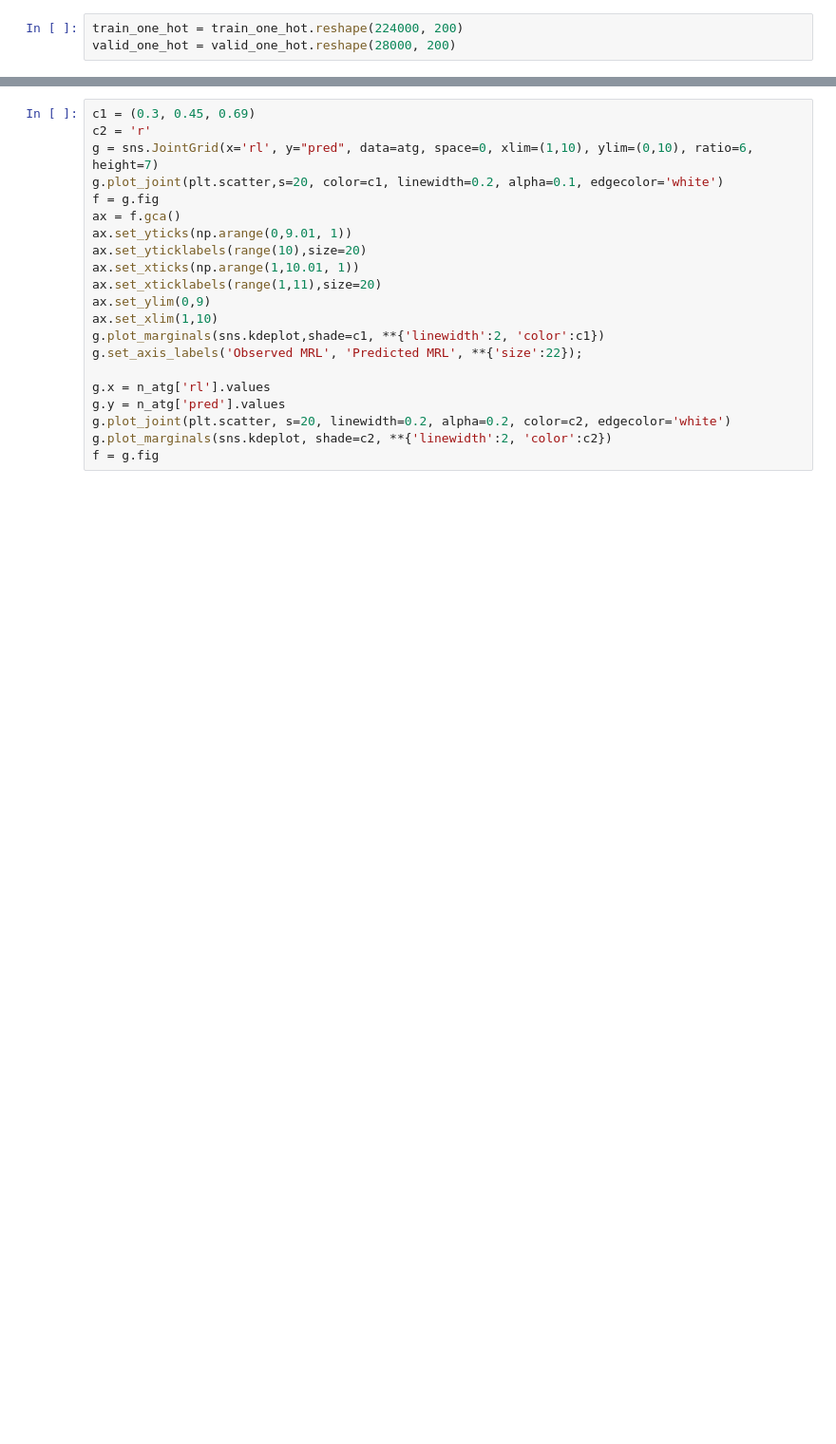
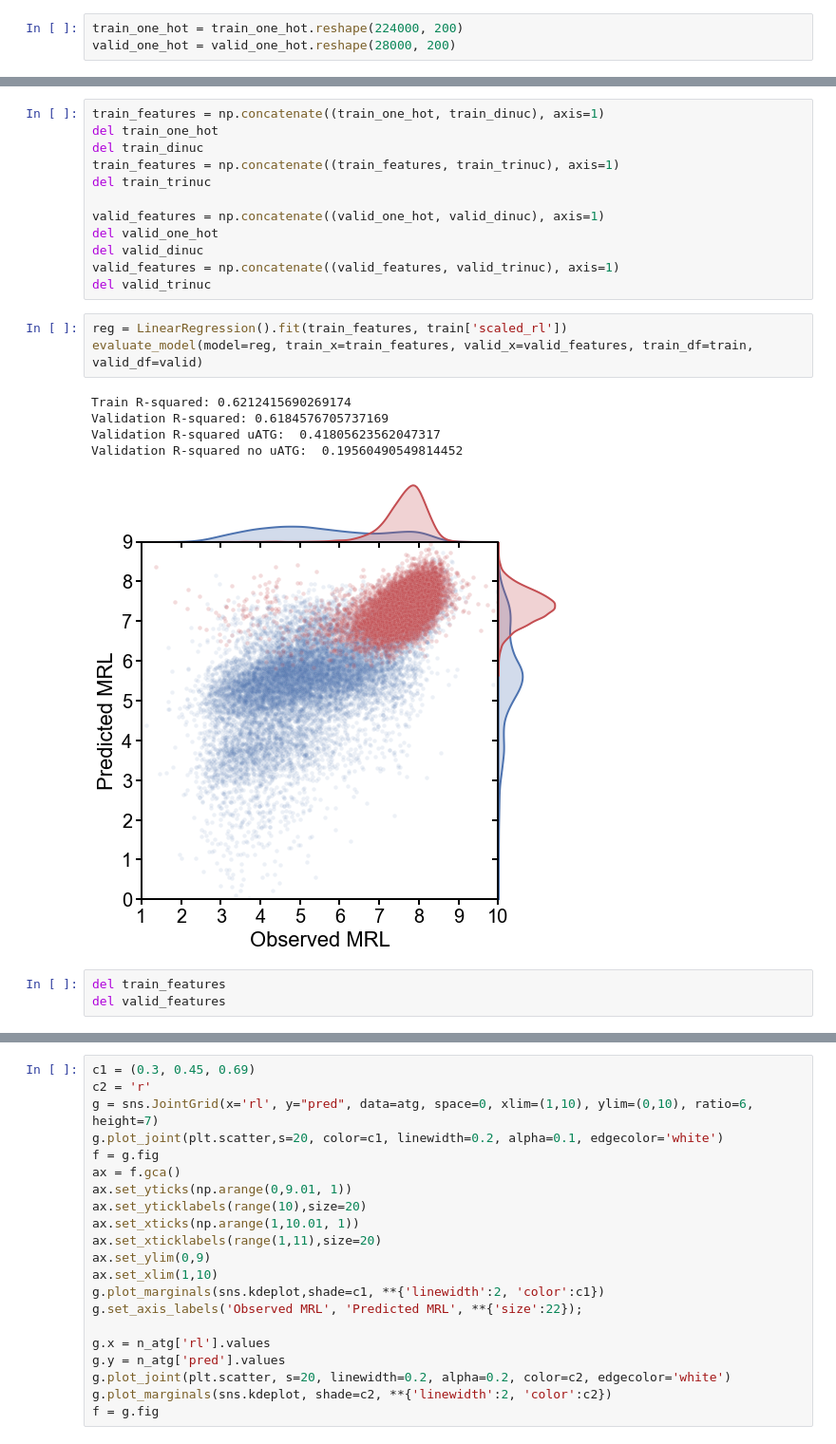
Before and after one commit to nmateyko/human_5utr_modeling, a Jupyter notebook: modeling_tests/training_MRL_linregress.ipynb, the cells around one changed output, grey strips where cells are left out. Shown at 95% size. Drawn from its saved outputs; the diff is of its cells as text; blank space fills up the shorter version.

```diff
--- a/modeling_tests/training_MRL_linregress.ipynb
+++ b/modeling_tests/training_MRL_linregress.ipynb
@@ -82,0 +178,24 @@ Using the hyperparameter-optimised values.
+# %%
+train_features = np.concatenate((train_one_hot, train_dinuc), axis=1)
+del train_one_hot
+del train_dinuc
+train_features = np.concatenate((train_features, train_trinuc), axis=1)
+del train_trinuc
+
+valid_features = np.concatenate((valid_one_hot, valid_dinuc), axis=1)
+del valid_one_hot
+del valid_dinuc
+valid_features = np.concatenate((valid_features, valid_trinuc), axis=1)
+del valid_trinuc
+# %%
+reg = LinearRegression().fit(train_features, train['scaled_rl'])
+evaluate_model(model=reg, train_x=train_features, valid_x=valid_features, train_df=train, valid_df=valid)
+# %% [output]
+Train R-squared: 0.6212415690269174
+Validation R-squared: 0.6184576705737169
+Validation R-squared uATG:  0.41805623562047317
+Validation R-squared no uATG:  0.19560490549814452
+[figure, added]
+# %%
+del train_features
+del valid_features
```
Also changed, not shown: parts of 26 cells of this notebook.
